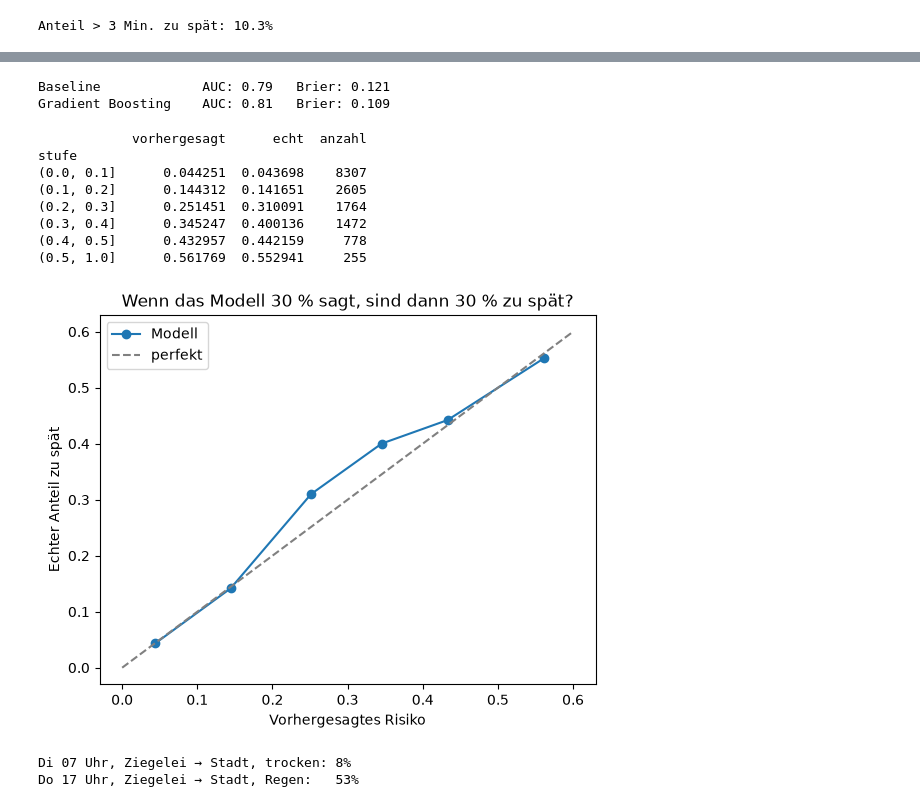
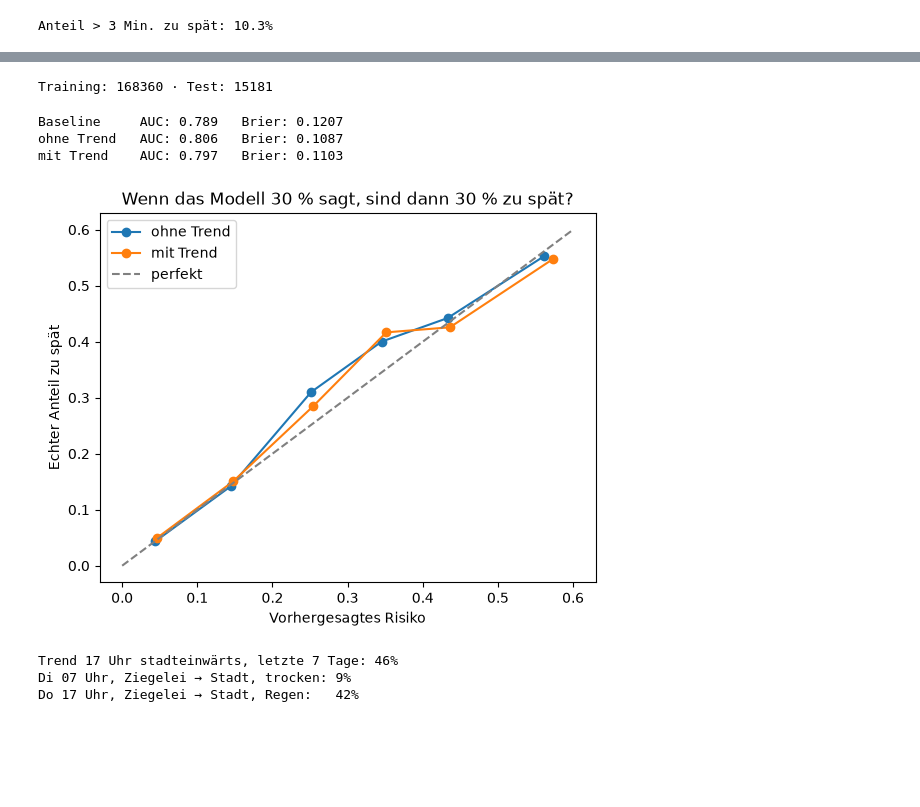
Before and after one commit to SJC929/Pendler, a Jupyter notebook: ml/08_delay_risk.ipynb, the cells around one changed output, grey strips where cells are left out. Saved outputs shown, nothing was run; the diff lists cells and outputs as text; code cells hidden in the pictures; blank space fills up the shorter version.

Commit message:
Test trend feature for delay risk: no improvement, keep model without trend

```diff
--- a/ml/08_delay_risk.ipynb
+++ b/ml/08_delay_risk.ipynb
@@ -29,59 +47,78 @@ Training: 168360 · Test: 15181
+# %%
+ZAHLEN = ["stunde", "wochentag", "wochenende", "schulferien", "temp", "regen_mm"]
+KATEGORIEN = ["HALTESTELLEN_NAME", "richtung"]
+
+def merkmale(spalten):
+    return pd.get_dummies(daten[spalten + KATEGORIEN], columns=KATEGORIEN, dtype=int)
+
+X_alt = merkmale(ZAHLEN)               # wie vorher
+X = merkmale(ZAHLEN + ["trend"])       # neu mit Trend
+y = daten["zu_spaet"]
+
+GRENZE = pd.Timestamp("2026-10-26")
+train = daten["tag"] < GRENZE
+test = ~train
+print("Training:", train.sum(), "· Test:", test.sum())
+# %% [output]
+Training: 168360 · Test: 15181
 # %%
-from sklearn.ensemble import HistGradientBoostingClassifier
-from sklearn.metrics import roc_auc_score, brier_score_loss
-
 # Baseline: Anteil verspäteter Busse pro Richtung und Stunde
 quote = daten[train].groupby(["richtung", "stunde"])["zu_spaet"].mean()
 schluessel = list(zip(daten.loc[test, "richtung"], daten.loc[test, "stunde"]))
-baseline = pd.Series(schluessel, index=X_test.index).map(quote).fillna(y_train.mean())
+baseline = pd.Series(schluessel, index=daten[test].index).map(quote).fillna(y[train].mean())
 
-modell = HistGradientBoostingClassifier(random_state=42)
-modell.fit(X_train, y_train)
-risiko = modell.predict_proba(X_test)[:, 1]   # Wahrscheinlichkeit für "zu spät"
+ergebnisse = {"Baseline": baseline}
+for name, merkmal_tabelle in [("ohne Trend", X_alt), ("mit Trend", X)]:
+    m = HistGradientBoostingClassifier(random_state=42)
+    m.fit(merkmal_tabelle[train], y[train])
+    ergebnisse[name] = m.predict_proba(merkmal_tabelle[test])[:, 1]
 
-for name, p in [("Baseline", baseline), ("Gradient Boosting", risiko)]:
-    print(f"{name:20s} AUC: {roc_auc_score(y_test, p):.2f}   "
-          f"Brier: {brier_score_loss(y_test, p):.3f}")
+modell = m   # das letzte = mit Trend
+
+for name, p in ergebnisse.items():
+    print(f"{name:12s} AUC: {roc_auc_score(y[test], p):.3f}   "
+          f"Brier: {brier_score_loss(y[test], p):.4f}")
 # %% [output]
-Baseline             AUC: 0.79   Brier: 0.121
-Gradient Boosting    AUC: 0.81   Brier: 0.109
+Baseline     AUC: 0.789   Brier: 0.1207
+ohne Trend   AUC: 0.806   Brier: 0.1087
+mit Trend    AUC: 0.797   Brier: 0.1103
 # %%
-vergleich = pd.DataFrame({"risiko": risiko, "echt": y_test.values})
-vergleich["stufe"] = pd.cut(vergleich["risiko"], bins=[0, .1, .2, .3, .4, .5, 1])
-tabelle = vergleich.groupby("stufe", observed=True).agg(
-    vorhergesagt=("risiko", "mean"), echt=("echt", "mean"), anzahl=("echt", "size")
-)
-print(tabelle)
+for name in ["ohne Trend", "mit Trend"]:
+    v = pd.DataFrame({"risiko": ergebnisse[name], "echt": y[test].values})
+    v["stufe"] = pd.cut(v["risiko"], bins=[0, .1, .2, .3, .4, .5, 1])
+    t = v.groupby("stufe", observed=True).agg(vorhergesagt=("risiko", "mean"), echt=("echt", "mean"))
+    plt.plot(t["vorhergesagt"], t["echt"], "o-", label=name)
 
-plt.plot(tabelle["vorhergesagt"], tabelle["echt"], "o-", label="Modell")
 plt.plot([0, 0.6], [0, 0.6], "--", color="grey", label="perfekt")
 plt.xlabel("Vorhergesagtes Risiko")
 plt.ylabel("Echter Anteil zu spät")
 plt.title("Wenn das Modell 30 % sagt, sind dann 30 % zu spät?")
 plt.legend()
 plt.show()
 # %% [output]
-            vorhergesagt      echt  anzahl
-stufe
-(0.0, 0.1]      0.044251  0.043698    8307
-(0.1, 0.2]      0.144312  0.141651    2605
-(0.2, 0.3]      0.251451  0.310091    1764
-(0.3, 0.4]      0.345247  0.400136    1472
-(0.4, 0.5]      0.432957  0.442159     778
-(0.5, 1.0]      0.561769  0.552941     255
-[figure, old version]
+[figure, new version]
 # %%
+def aktueller_trend(richtung, stunde):
+    """Anteil zu spät in den letzten 7 Tagen der Daten, gleiche Richtung und Stunde."""
+    ende = daten["tag"].max()
+    teil = daten[(daten["richtung"] == richtung) & (daten["stunde"] == stunde)
+                 & (daten["tag"] > ende - pd.Timedelta(days=7))]
+    return teil["zu_spaet"].mean()
+
 def risiko_vorhersagen(haltestelle, richtung, stunde, wochentag, regen_mm=0.0, temp=10.0, schulferien=False):
     zeile = pd.DataFrame([{
         "stunde": stunde, "wochentag": wochentag, "wochenende": wochentag >= 5,
         "schulferien": schulferien, "temp": temp, "regen_mm": regen_mm,
+        "trend": aktueller_trend(richtung, stunde),
         "HALTESTELLEN_NAME": haltestelle, "richtung": richtung,
     }])
     zeile = pd.get_dummies(zeile, columns=KATEGORIEN, dtype=int).reindex(columns=X.columns, fill_value=0)
     return modell.predict_proba(zeile)[0, 1]
 
+print(f"Trend 17 Uhr stadteinwärts, letzte 7 Tage: {aktueller_trend('stadteinwärts', 17):.0%}")
 print(f"Di 07 Uhr, Ziegelei → Stadt, trocken: {risiko_vorhersagen('Ziegelei', 'stadteinwärts', 7, 1):.0%}")
 print(f"Do 17 Uhr, Ziegelei → Stadt, Regen:   {risiko_vorhersagen('Ziegelei', 'stadteinwärts', 17, 3, regen_mm=3):.0%}")
 # %% [output]
-Di 07 Uhr, Ziegelei → Stadt, trocken: 8%
-Do 17 Uhr, Ziegelei → Stadt, Regen:   53%
+Trend 17 Uhr stadteinwärts, letzte 7 Tage: 46%
+Di 07 Uhr, Ziegelei → Stadt, trocken: 9%
+Do 17 Uhr, Ziegelei → Stadt, Regen:   42%
```
Also changed, not shown: parts of 4 cells of this notebook.
